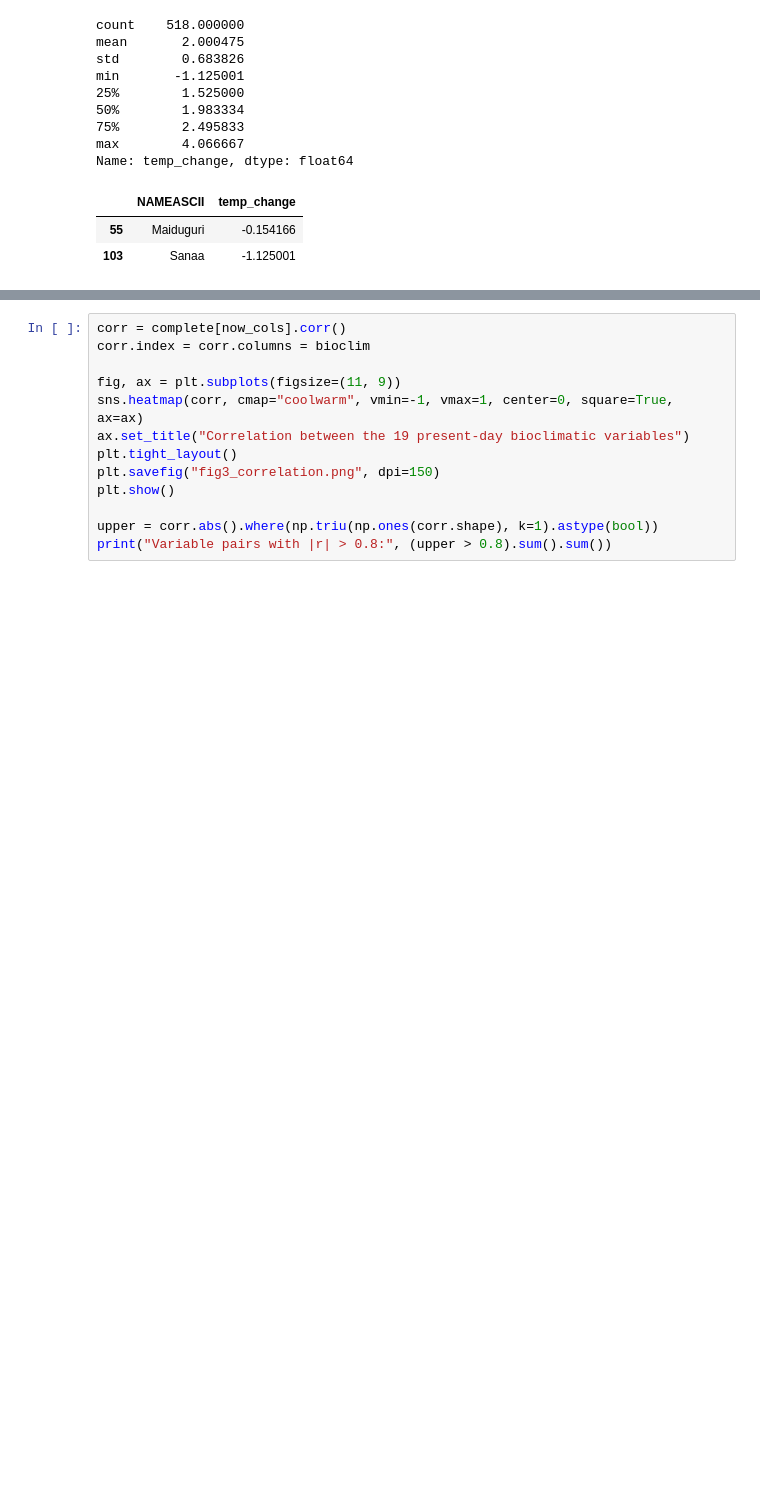
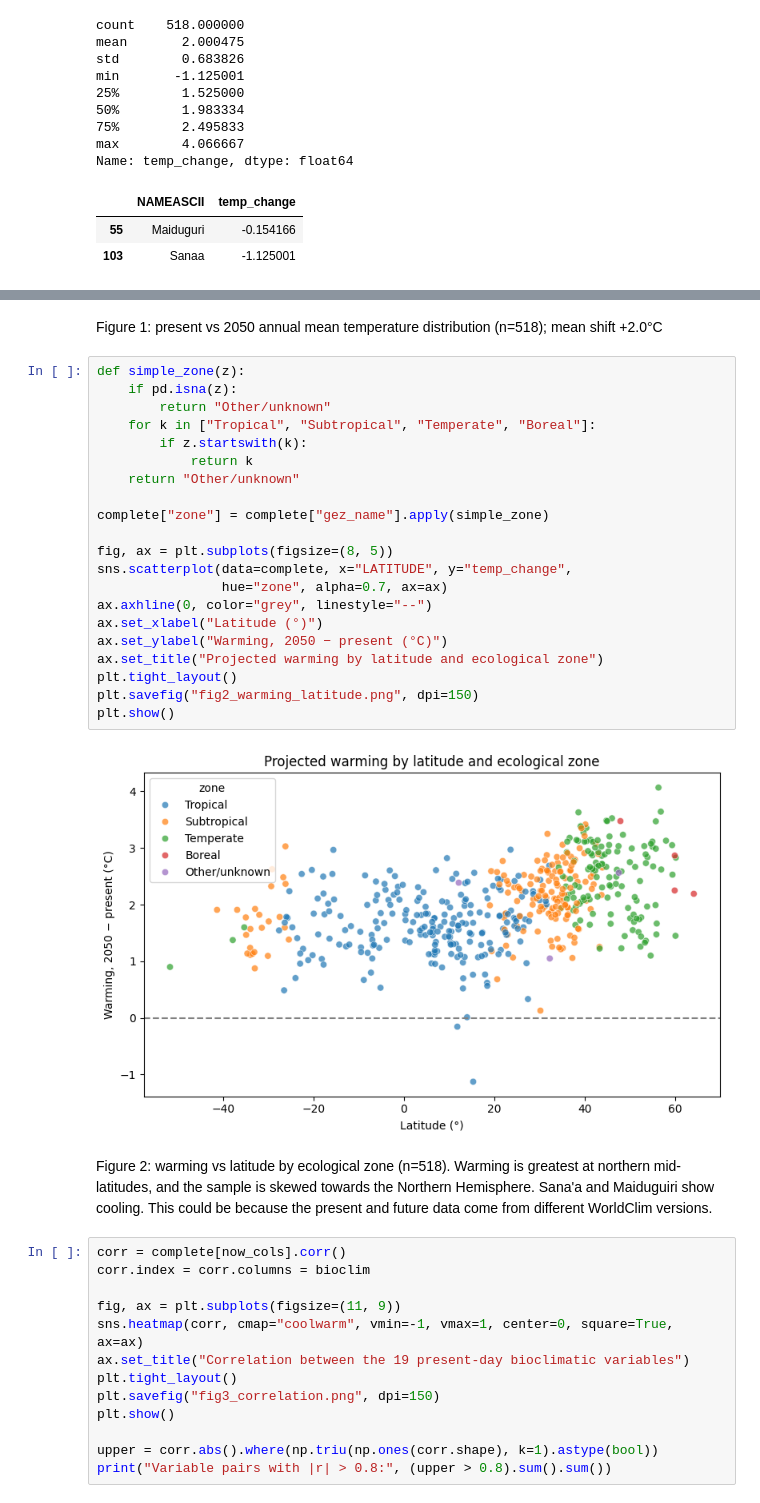
Before and after one commit to katydixonx/Understanding-Climate-Change, a Jupyter notebook: data_audit.ipynb, the cells around one changed output, grey strips where cells are left out. Cells and saved outputs as stored; diff of their text form; blank space fills up the shorter version.

```diff
--- a/data_audit.ipynb
+++ b/data_audit.ipynb
@@ -149,3 +164,30 @@ Name: temp_change, dtype: float64
+# %% [markdown]
+Figure 1: present vs 2050 annual mean temperature distribution (n=518); mean shift +2.0°C
+# %%
+def simple_zone(z):
+    if pd.isna(z):
+        return "Other/unknown"
+    for k in ["Tropical", "Subtropical", "Temperate", "Boreal"]:
+        if z.startswith(k):
+            return k
+    return "Other/unknown"
+
+complete["zone"] = complete["gez_name"].apply(simple_zone)
+
+fig, ax = plt.subplots(figsize=(8, 5))
+sns.scatterplot(data=complete, x="LATITUDE", y="temp_change",
+                hue="zone", alpha=0.7, ax=ax)
+ax.axhline(0, color="grey", linestyle="--")
+ax.set_xlabel("Latitude (°)")
+ax.set_ylabel("Warming, 2050 − present (°C)")
+ax.set_title("Projected warming by latitude and ecological zone")
+plt.tight_layout()
+plt.savefig("fig2_warming_latitude.png", dpi=150)
+plt.show()
+# %% [output]
+[figure, added]
+# %% [markdown]
+Figure 2: warming vs latitude by ecological zone (n=518). Warming is greatest at northern mid-latitudes, and the sample is skewed towards the Northern Hemisphere. Sana'a and Maiduguiri show cooling. This could be because the present and future data come from different WorldClim versions.
 # %%
 corr = complete[now_cols].corr()
 corr.index = corr.columns = bioclim
```
Also changed, not shown: parts of 2 cells of this notebook.
